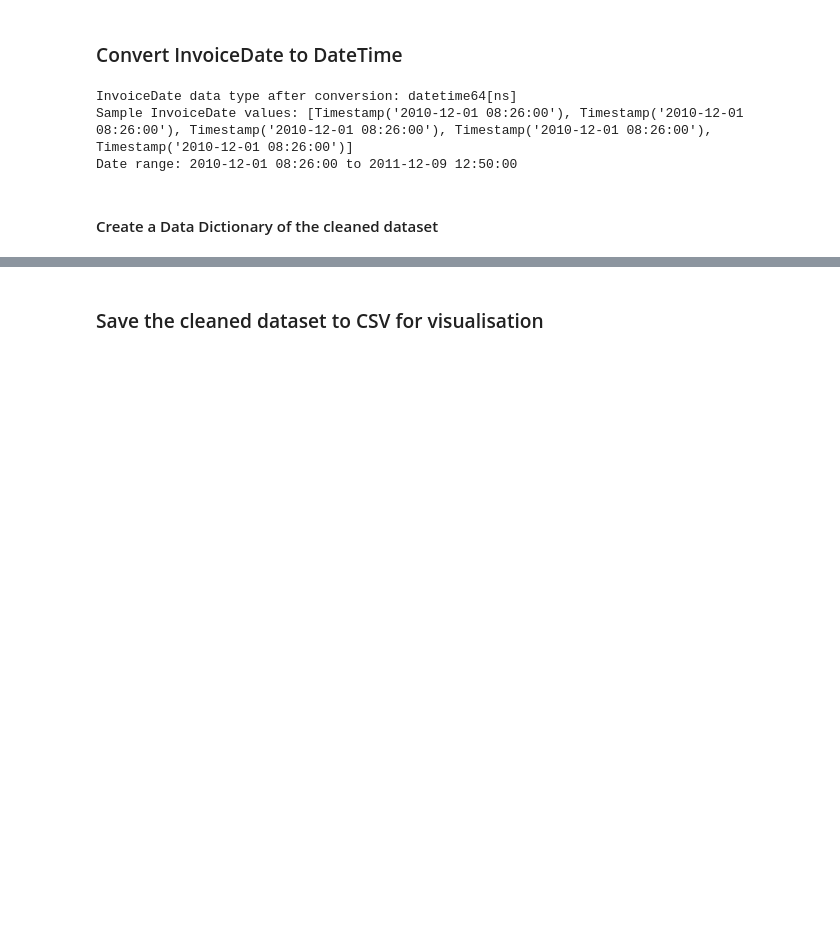
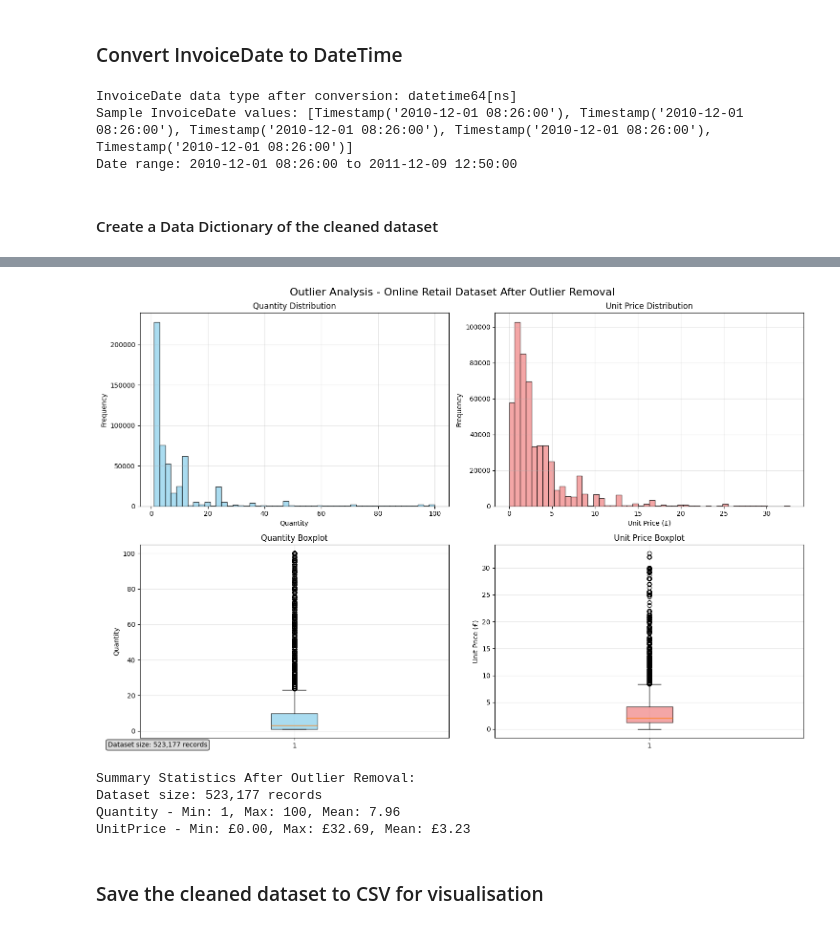
Before and after one commit to Julian-Elliott/online-retail-transaction-dashboard, a Jupyter notebook: notebook/clean_data.ipynb, the cells around one changed output, grey strips where cells are left out. Drawn from its saved outputs; the diff is of its cells as text; code cells hidden in the pictures; blank space fills up the shorter version.

```diff
--- a/notebook/clean_data.ipynb
+++ b/notebook/clean_data.ipynb
@@ -302,0 +488,31 @@ clean_data_dictionary
+# %%
+# Remove extreme outliers using IQR method with conservative multiplier to preserve B2B sales
+def remove_extreme_outliers(df, column, multiplier=3):
+    """
+    Remove extreme outliers using IQR method with conservative multiplier
+    to preserve legitimate B2B transactions while removing data entry errors
+    """
+    Q1 = df[column].quantile(0.25)
+    Q3 = df[column].quantile(0.75)
+    IQR = Q3 - Q1
+
+    # Use conservative multiplier (3 instead of 1.5) to preserve B2B sales
+    lower_bound = Q1 - multiplier * IQR
+    upper_bound = Q3 + multiplier * IQR
+
+    outliers_removed = df[(df[column] < lower_bound) | (df[column] > upper_bound)]
+    cleaned_df = df[(df[column] >= lower_bound) & (df[column] <= upper_bound)]
+
+    print(f"{column} outliers removed: {len(outliers_removed)} ({len(outliers_removed)/len(df)*100:.2f}%)")
+    print(f"Upper bound: {upper_bound:.2f}, Lower bound: {lower_bound:.2f}")
+
+    return cleaned_df
+
+# Remove extreme quantity outliers (likely data entry errors)
+# Using multiplier=5 to better preserve legitimate B2B transactions
+df = remove_extreme_outliers(df, 'Quantity', multiplier=10)
+
+# Remove extreme unit price outliers (likely data entry errors)
+df = remove_extreme_outliers(df, 'UnitPrice', multiplier=10)
+
+print(f"\nDataset size after outlier removal: {len(df):,} records")
@@ -303,3 +530,12 @@ clean_data_dictionary
+# %%
+# Visualise outliers after removal
+plot_outlier_analysis(df, "After Outlier Removal")
+# %% [output]
+[figure, added]
+Summary Statistics After Outlier Removal:
+Dataset size: 523,177 records
+Quantity - Min: 1, Max: 100, Mean: 7.96
+UnitPrice - Min: £0.00, Max: £32.69, Mean: £3.23
 # %% [markdown]
 ### Save the cleaned dataset to CSV for visualisation
 # %%
```
Also changed, not shown: parts of 8 cells of this notebook.
